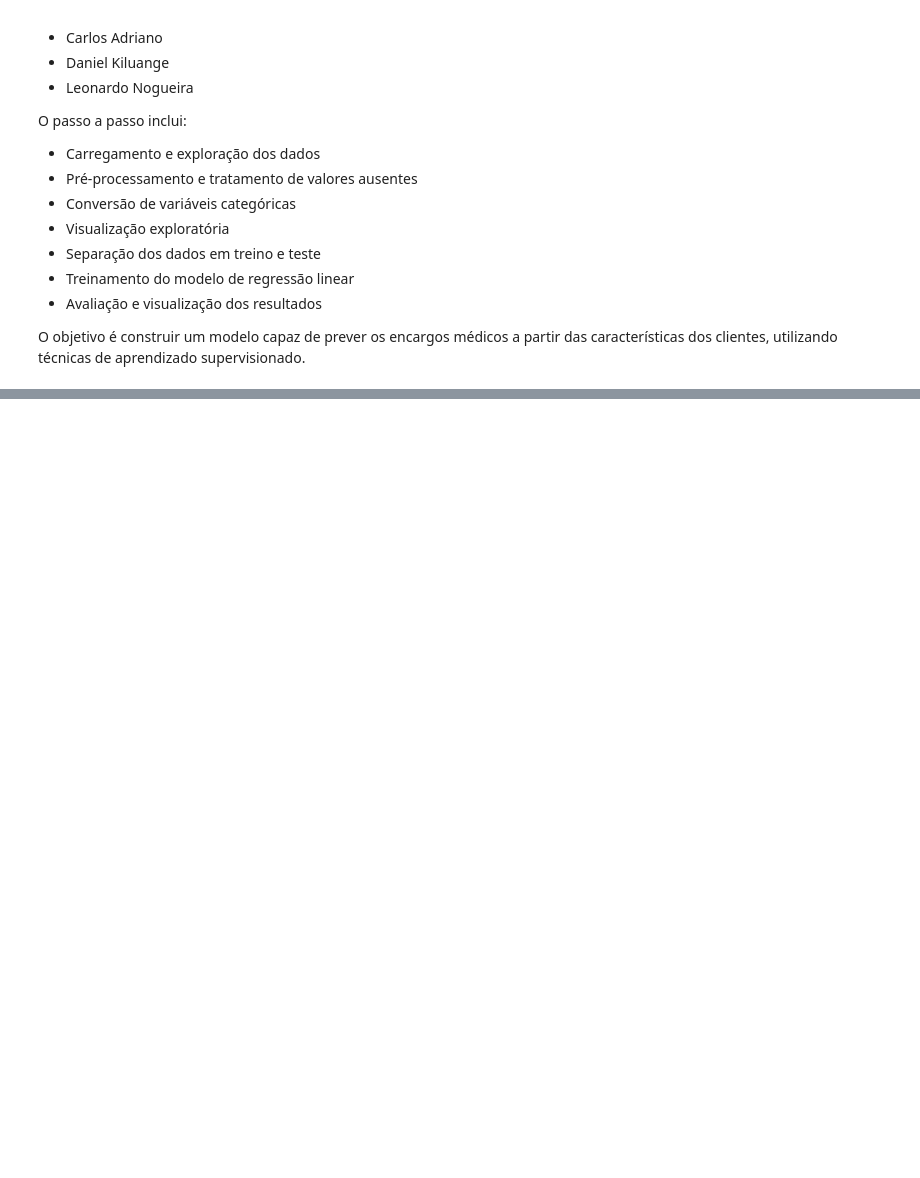
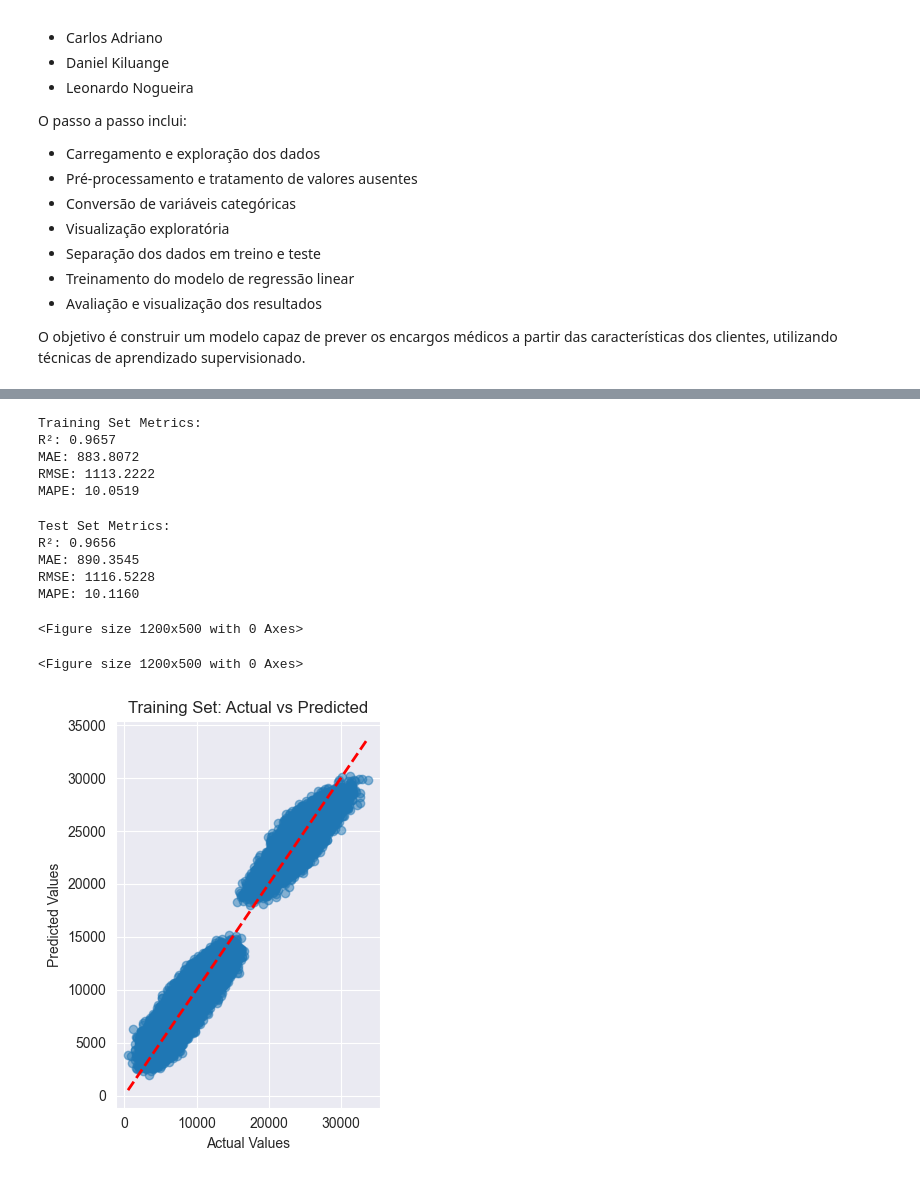
Before and after one commit to daniel-kiluange/pos-tech-challenge-fiap-fase-1-5iadt, a Jupyter notebook: atividade.ipynb, the cells around one changed output, grey strips where cells are left out. Cells and saved outputs as stored; diff of their text form; code cells hidden in the pictures; blank space fills up the shorter version.

```diff
--- a/atividade.ipynb
+++ b/atividade.ipynb
@@ -139,0 +99,24 @@ plt.show()
+# %%
+from sklearn.pipeline import make_pipeline
+
+weighted_preprocessor = ColumnTransformer(
+    transformers=[
+        # Adjust these weights based on your needs
+        ('num', make_pipeline(
+            StandardScaler(),
+            FunctionTransformer(lambda x: x * 1.5)  # Numeric features weight
+        ), numeric_features),
+        ('cat', make_pipeline(
+            OneHotEncoder(drop='first', sparse_output=False),
+            FunctionTransformer(lambda x: x * 0.8)  # Categorical features weight
+        ), categorical_features)
+    ])
+# %%
+
+# create a pipeline object
+pipeline = Pipeline([
+    ('preprocessor', weighted_preprocessor),
+    ('regressor', LinearRegression())
+])
+# %%
+pipeline.fit(X_train, y_train)
@@ -139,0 +150,45 @@ plt.show()
+# %%
+# Calculate and display model performance metrics
+train_predictions = pipeline.predict(X_train)
+test_predictions = pipeline.predict(X_test)
+# %%
+print("Training Set Metrics:")
+train_metrics = evaluate_model(y_train, train_predictions)
+for metric, value in train_metrics.items():
+    print(f"{metric}: {value:.4f}")
+# %% [output]
+Training Set Metrics:
+R²: 0.9657
+MAE: 883.8072
+RMSE: 1113.2222
+MAPE: 10.0519
+# %%
+print("\nTest Set Metrics:")
+test_metrics = evaluate_model(y_test, test_predictions)
+for metric, value in test_metrics.items():
+    print(f"{metric}: {value:.4f}")
+# %% [output]
+Test Set Metrics:
+R²: 0.9656
+MAE: 890.3545
+RMSE: 1116.5228
+MAPE: 10.1160
+# %%
+import matplotlib.pyplot as plt
+
+plt.figure(figsize=(12, 5))
+# %% [output]
+<Figure size 1200x500 with 0 Axes>
+<Figure size 1200x500 with 0 Axes>
+# %%
+# Training set
+plt.subplot(1, 2, 1)
+plt.scatter(y_train, train_predictions, alpha=0.5)
+plt.plot([y_train.min(), y_train.max()], [y_train.min(), y_train.max()], 'r--', lw=2)
+plt.xlabel('Actual Values')
+plt.ylabel('Predicted Values')
+plt.title('Training Set: Actual vs Predicted')
+plt.tight_layout()
+plt.show()
+# %% [output]
+[figure, added]
```
Also changed, not shown: parts of 22 cells of this notebook.
